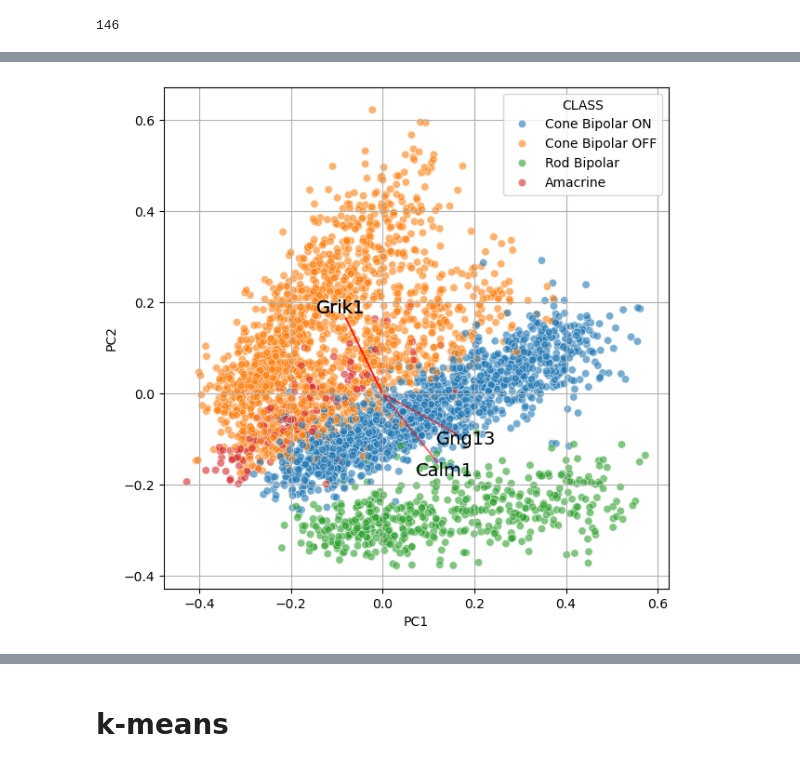
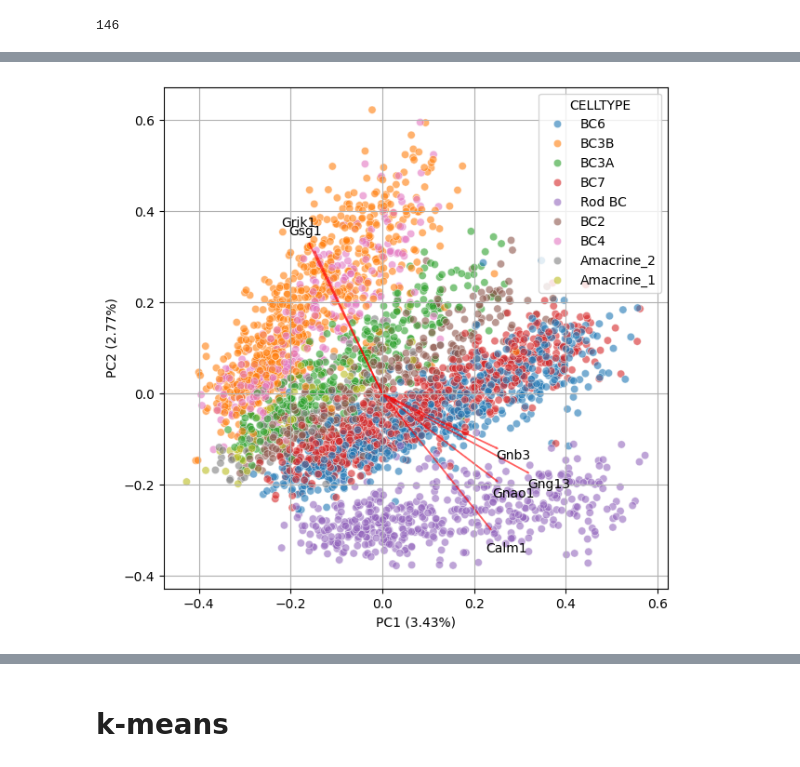
Before and after one commit to PabloGarcia00/MachineLearning, a Jupyter notebook: BMF/Day_3.ipynb, the cells around one changed output, grey strips where cells are left out. Drawn from its saved outputs; the diff is of its cells as text; code cells hidden in the pictures.

```diff
--- a/BMF/Day_3.ipynb
+++ b/BMF/Day_3.ipynb
@@ -35,9 +40,9 @@ pca = PCA(n_components=2)
 # %%
 comp = pca.fit_transform(exp)
-score = pd.DataFrame(comp, columns=["PC1", "PC2"])
+score = pd.DataFrame(comp, columns=["".join(["PC", str(x)]) for x in range(1,ncomp+1)])
 score = pd.concat([score, df["CLASS"]], axis = 1)
 # %%
-loadings = pd.DataFrame(np.transpose(pca.components_), columns = ["PC1","PC2"])
+loadings = pd.DataFrame(np.transpose(pca.components_), columns = ["".join(["PC", str(x)]) for x in range(1,ncomp+1)])
 labels = pd.DataFrame(genes, columns=["gene"])
 loadings = pd.concat([loadings, labels], axis =1)
 # %%
@@ -56,24 +81,30 @@ import matplotlib.colors as Colors
 # %%
-def biplot(score, loadings, sf = 0.5):
+def biplot(score, loadings, hue_col, n, sf = 0.5):
+    """
+    function that creates a biplot
+
+    score: a score dataframe with all PCs with class label column.
+    loadings: the loadings for PCs with gene label column.
+    n: number of features to plot as vector from both PCs.
+    sf: scaling factor to adjust size of vectors.
+
+    """
+
     xs = score.iloc[:,0]
     ys = score.iloc[:,1]
     scalex = 1.0/(xs.max() - xs.min())
     scaley = 1.0/(ys.max() - ys.min())
 
     fig, axes = plt.subplots(figsize = (7, 7))
-    sns.scatterplot(ax=axes, x= score.PC1 * scalex, y=score.PC2*scaley, hue = df["CLASS"], alpha =0.6)
-    #sns.scatterplot(ax=axes, x= score.PC1 , y=score.PC2, hue = df["CLASS"],size=1)
-    pc1min, pc1max = loadings.PC1.idxmin(), loadings.PC1.idxmax()
-    pc2min, pc2max = loadings.PC2.idxmin(), loadings.PC2.idxmax()
+    sns.scatterplot(ax=axes, x= score.PC1 * scalex, y=score.PC2*scaley, hue = df[hue_col], alpha =0.6)
+    abs_loadings = abs(loadings[["PC1", "PC2"]])
 
-    arrows = [pc1min, pc1max, pc2min, pc2max]
-
+    arrows = np.concatenate([abs_loadings.PC1.nlargest(n).index.values, abs_loadings.PC2.nlargest(n).index.values])
     for arrow in arrows:
         x, y, label = loadings.iloc[arrow, :]
-        if x**2 > 0.1 or y**2 > 0.001:
-            x, y = x * sf, y * sf
-            plt.arrow(0, 0,  x, y, color = 'r',alpha = 0.5)
-            plt.text(x * 1.15, y * 1.15, label, va = "center", ha = "center", size = 14)
+        x, y = x * sf, y * sf
+        plt.arrow(0, 0,  x, y, color = 'r',alpha = 0.5)
+        plt.text(x * 1.15, y * 1.15, label, va = "center", ha = "center", size = 10)
 
     plt.xlabel("PC1")
     plt.ylabel("PC2")
@@ -81,4 +119,9 @@ def biplot(score, loadings, sf = 0.5):
+# %%
+score["CELLTYPE"] = df["CELLTYPE"]
 # %%
-biplot(score, loadings, 1)
+biplot(score, loadings[["PC1", "PC2", "gene"]], "CELLTYPE",3, 2)
+plt.xlabel("PC1 (3.43%)")
+plt.ylabel("PC2 (2.77%)")
+plt.savefig("PCA_celltype.png", dpi = 350)
 # %% [output]
-[figure, old version]
+[figure, new version]
```
Also changed, not shown: parts of 53 cells of this notebook, 1 other file.
